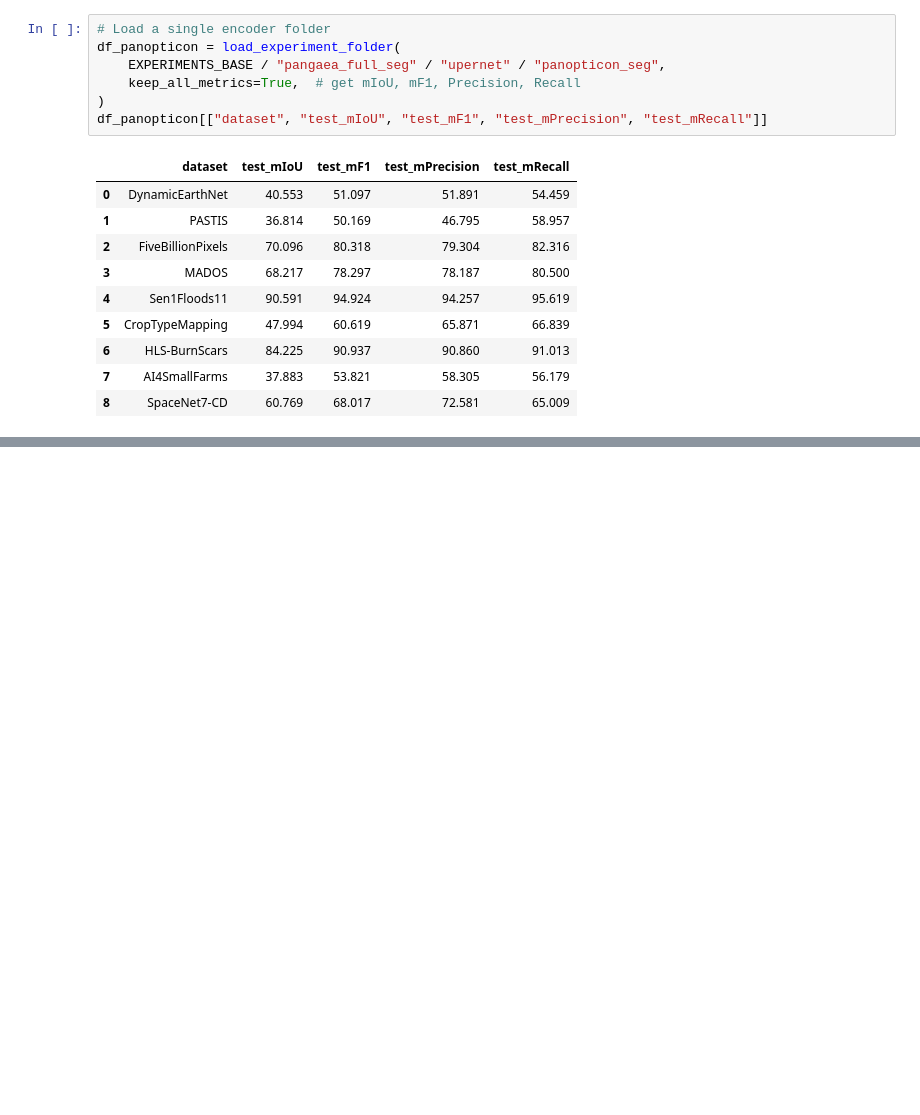
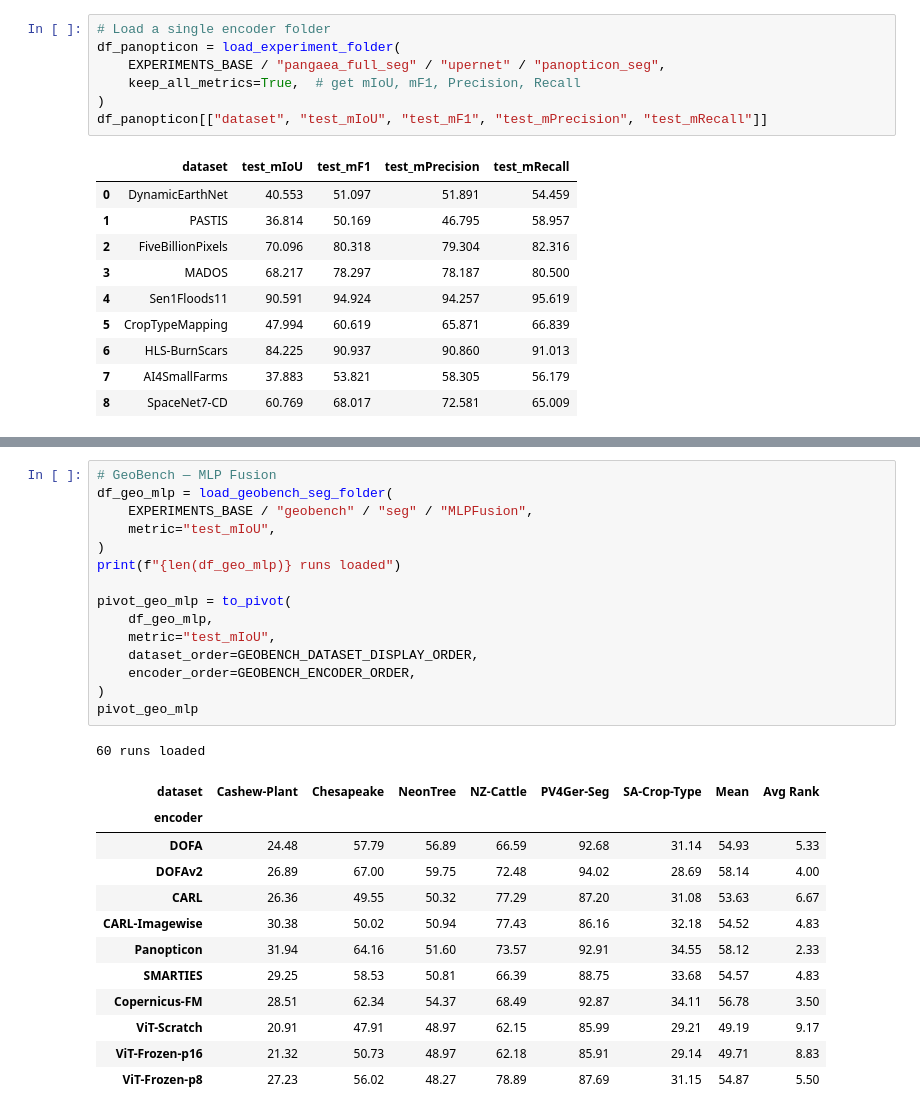
Before and after one commit to nikichro10/pangaea-bench-dev-nc, a Jupyter notebook: notebooks/analyze_results.ipynb, the cells around one changed output, grey strips where cells are left out. Saved outputs shown, nothing was run; the diff lists cells and outputs as text; blank space fills up the shorter version.

```diff
--- a/notebooks/analyze_results.ipynb
+++ b/notebooks/analyze_results.ipynb
@@ -469,0 +551,29 @@ pivot_cmp_mlp.to_csv("rgb_dofa_comparison_mlp_fusion.csv")
+# %%
+# GeoBench — MLP Fusion
+df_geo_mlp = load_geobench_seg_folder(
+    EXPERIMENTS_BASE / "geobench" / "seg" / "MLPFusion",
+    metric="test_mIoU",
+)
+print(f"{len(df_geo_mlp)} runs loaded")
+
+pivot_geo_mlp = to_pivot(
+    df_geo_mlp,
+    metric="test_mIoU",
+    dataset_order=GEOBENCH_DATASET_DISPLAY_ORDER,
+    encoder_order=GEOBENCH_ENCODER_ORDER,
+)
+pivot_geo_mlp
+# %% [output]
+60 runs loaded
+| dataset | Cashew-Plant | Chesapeake | NeonTree | NZ-Cattle | PV4Ger-Seg | SA-Crop-Type | Mean | Avg Rank |
+| encoder |  |  |  |  |  |  |  |  |
+| DOFA | 24.48 | 57.79 | 56.89 | 66.59 | 92.68 | 31.14 | 54.93 | 5.33 |
+| DOFAv2 | 26.89 | 67.00 | 59.75 | 72.48 | 94.02 | 28.69 | 58.14 | 4.00 |
+| CARL | 26.36 | 49.55 | 50.32 | 77.29 | 87.20 | 31.08 | 53.63 | 6.67 |
+| CARL-Imagewise | 30.38 | 50.02 | 50.94 | 77.43 | 86.16 | 32.18 | 54.52 | 4.83 |
+| Panopticon | 31.94 | 64.16 | 51.60 | 73.57 | 92.91 | 34.55 | 58.12 | 2.33 |
+| SMARTIES | 29.25 | 58.53 | 50.81 | 66.39 | 88.75 | 33.68 | 54.57 | 4.83 |
+| Copernicus-FM | 28.51 | 62.34 | 54.37 | 68.49 | 92.87 | 34.11 | 56.78 | 3.50 |
+| ViT-Scratch | 20.91 | 47.91 | 48.97 | 62.15 | 85.99 | 29.21 | 49.19 | 9.17 |
+| ViT-Frozen-p16 | 21.32 | 50.73 | 48.97 | 62.18 | 85.91 | 29.14 | 49.71 | 8.83 |
+| ViT-Frozen-p8 | 27.23 | 56.02 | 48.27 | 78.89 | 87.69 | 31.15 | 54.87 | 5.50 |
```
Also changed, not shown: parts of 32 cells of this notebook, 31 other files.
